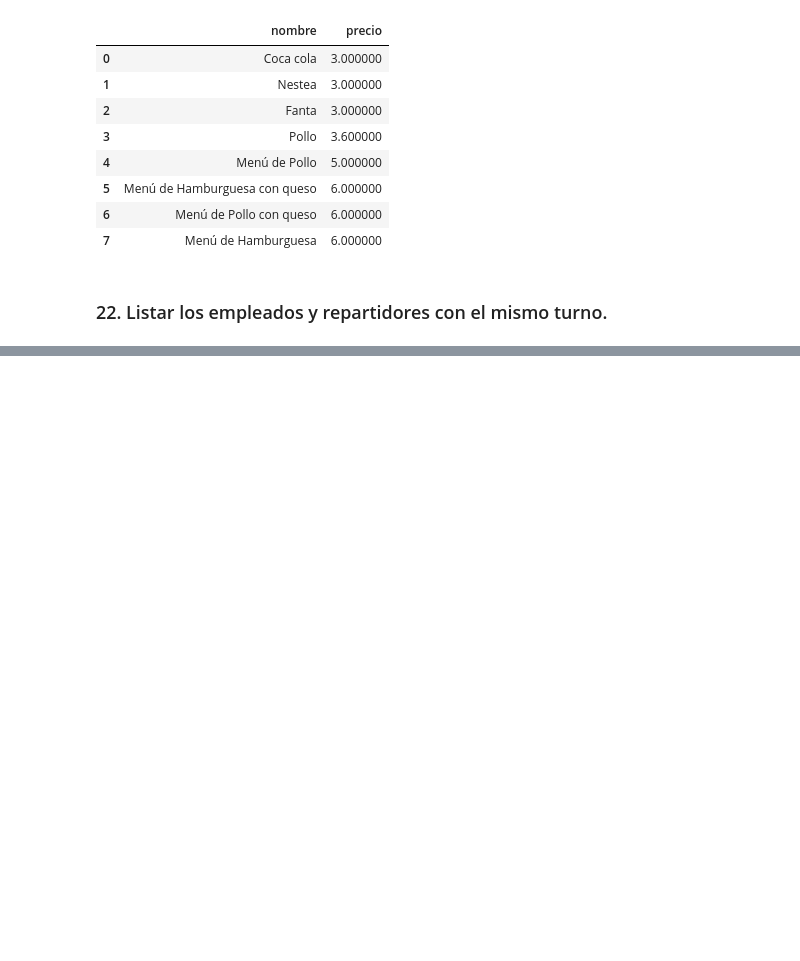
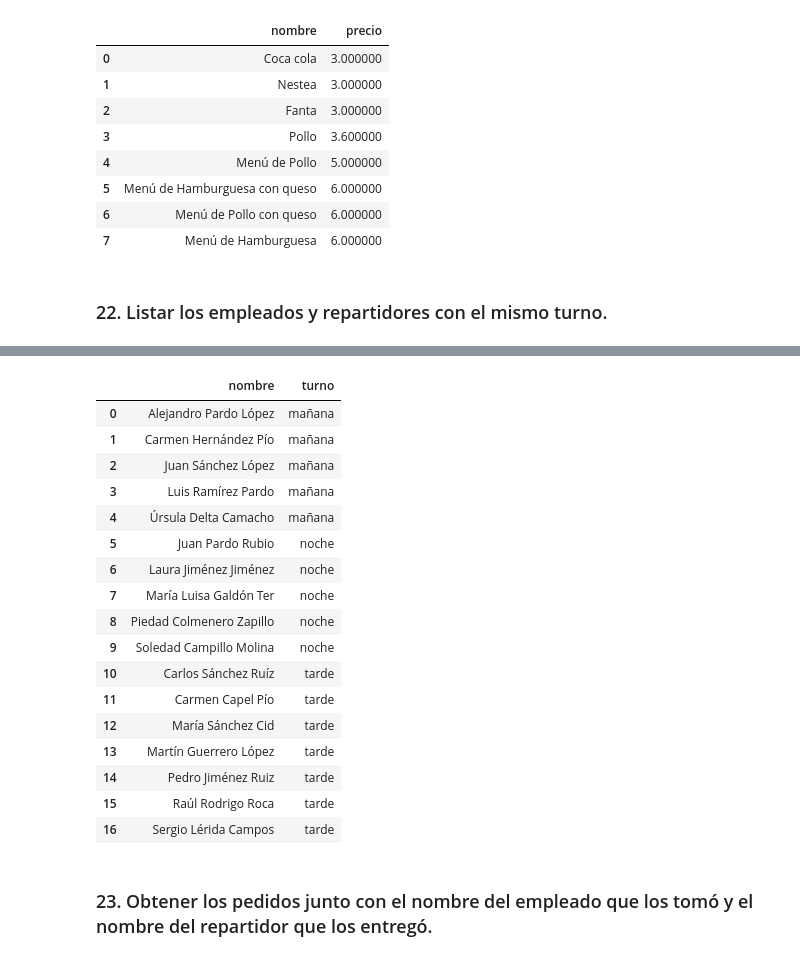
Before and after one commit to tooshiNoko/Analisi-DB-Pedidos-SQL, a Jupyter notebook: sql.ipynb, the cells around one changed output, grey strips where cells are left out. Saved outputs shown, nothing was run; the diff lists cells and outputs as text; code cells hidden in the pictures; blank space fills up the shorter version.

```diff
--- a/sql.ipynb
+++ b/sql.ipynb
@@ -756,3 +756,9 @@ left_align(df21)
 df21.to_csv('csvs\consulta21.csv', index=False)
 # %% [markdown]
 ###  22. Listar los empleados y repartidores con el mismo turno.
+# %%
+connection = mysql.connector.connect(host=' ', database=' ', user=' ', password=' ', connection_timeout= )
+cursor = connection.cursor()
+query22 = '''SELECT * FROM (SELECT nombre, turno FROM EMPLEADO UNION ALL SELECT nombre, turno FROM REPARTIDOR) AS unioned ORDER BY turno, nombre;'''
+cursor.execute(query22)
+cursor.fetchall()
@@ -758,0 +783,22 @@ df21.to_csv('csvs\consulta21.csv', index=False)
+# %%
+df22 = pd.read_sql(query22, connection)
+left_align(df22)
+# %% [output]
+|  | nombre | turno |
+| 0 | Alejandro Pardo López | mañana |
+| 1 | Carmen Hernández Pío | mañana |
+| 2 | Juan Sánchez López | mañana |
+| 3 | Luis Ramírez Pardo | mañana |
+| 4 | Úrsula Delta Camacho | mañana |
+| 5 | Juan Pardo Rubio | noche |
+| 6 | Laura Jiménez Jiménez | noche |
+| 7 | María Luisa Galdón Ter | noche |
+| 8 | Piedad Colmenero Zapillo | noche |
+| 9 | Soledad Campillo Molina | noche |
+| 10 | Carlos Sánchez Ruíz | tarde |
+| 11 | Carmen Capel Pío | tarde |
+| 12 | María Sánchez Cid | tarde |
+| 13 | Martín Guerrero López | tarde |
+| 14 | Pedro Jiménez Ruiz | tarde |
+| 15 | Raúl Rodrigo Roca | tarde |
+| 16 | Sergio Lérida Campos | tarde |
@@ -758,0 +807,2 @@ df21.to_csv('csvs\consulta21.csv', index=False)
+# %% [markdown]
+### 23. Obtener los pedidos junto con el nombre del empleado que los tomó y el nombre del repartidor que los entregó.
```
Also changed, not shown: parts of 74 cells of this notebook.
